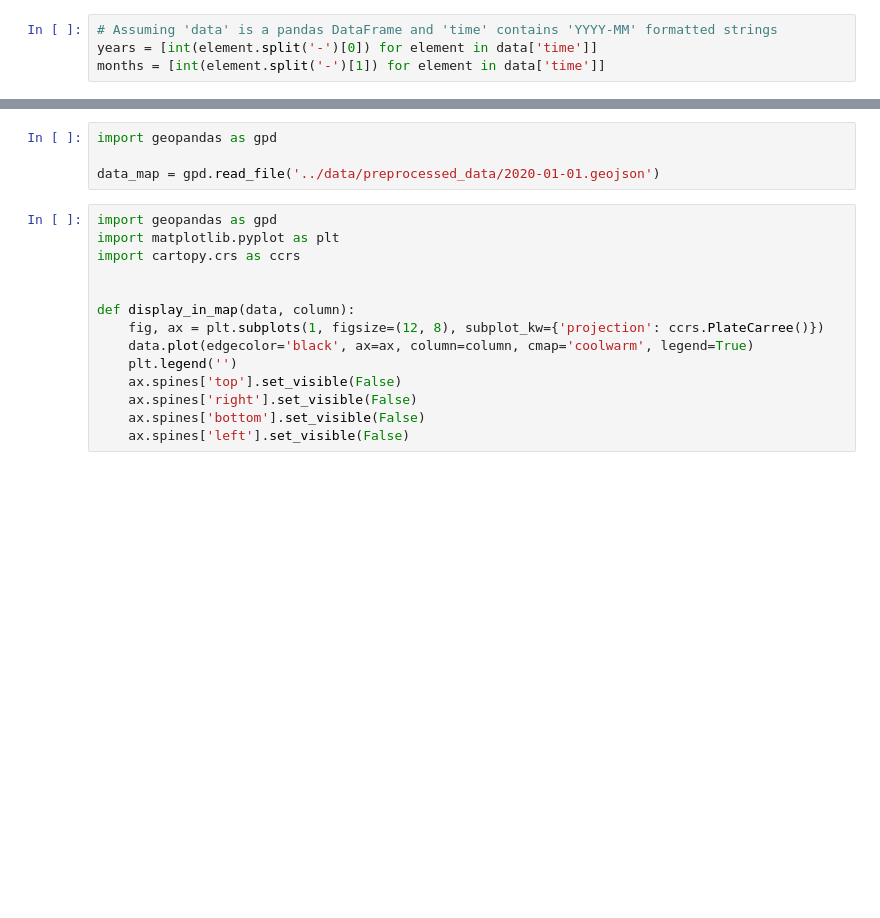
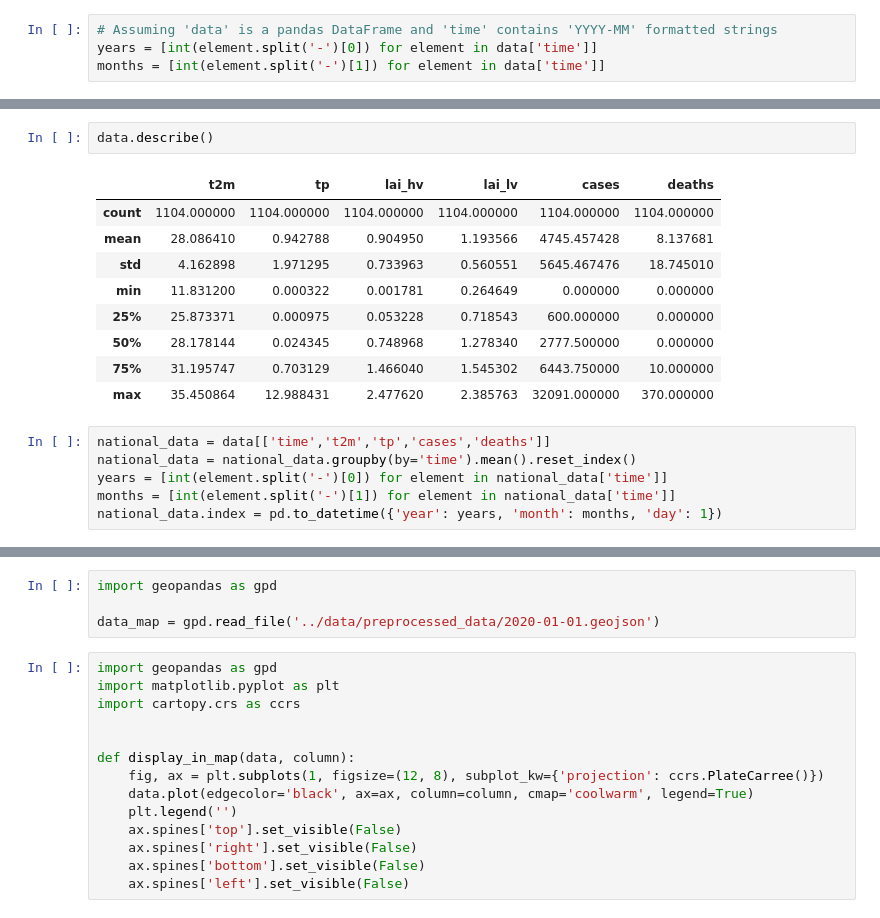
Before and after one commit to beria-kalpelbe/malaria-risk-prediction, a Jupyter notebook: notebooks/data_desciption.ipynb, the cells around one changed output, grey strips where cells are left out. Saved outputs shown, nothing was run; the diff lists cells and outputs as text; blank space fills up the shorter version.

```diff
--- a/notebooks/data_desciption.ipynb
+++ b/notebooks/data_desciption.ipynb
@@ -66,0 +69,18 @@ plt.show()
+# %%
+data.describe()
+# %% [output]
+|  | t2m | tp | lai_hv | lai_lv | cases | deaths |
+| count | 1104.000000 | 1104.000000 | 1104.000000 | 1104.000000 | 1104.000000 | 1104.000000 |
+| mean | 28.086410 | 0.942788 | 0.904950 | 1.193566 | 4745.457428 | 8.137681 |
+| std | 4.162898 | 1.971295 | 0.733963 | 0.560551 | 5645.467476 | 18.745010 |
+| min | 11.831200 | 0.000322 | 0.001781 | 0.264649 | 0.000000 | 0.000000 |
+| 25% | 25.873371 | 0.000975 | 0.053228 | 0.718543 | 600.000000 | 0.000000 |
+| 50% | 28.178144 | 0.024345 | 0.748968 | 1.278340 | 2777.500000 | 0.000000 |
+| 75% | 31.195747 | 0.703129 | 1.466040 | 1.545302 | 6443.750000 | 10.000000 |
+| max | 35.450864 | 12.988431 | 2.477620 | 2.385763 | 32091.000000 | 370.000000 |
+# %%
+national_data = data[['time','t2m','tp','cases','deaths']]
+national_data = national_data.groupby(by='time').mean().reset_index()
+years = [int(element.split('-')[0]) for element in national_data['time']]
+months = [int(element.split('-')[1]) for element in national_data['time']]
+national_data.index = pd.to_datetime({'year': years, 'month': months, 'day': 1})
```
Also changed, not shown: parts of 5 cells of this notebook, 55 other files.
